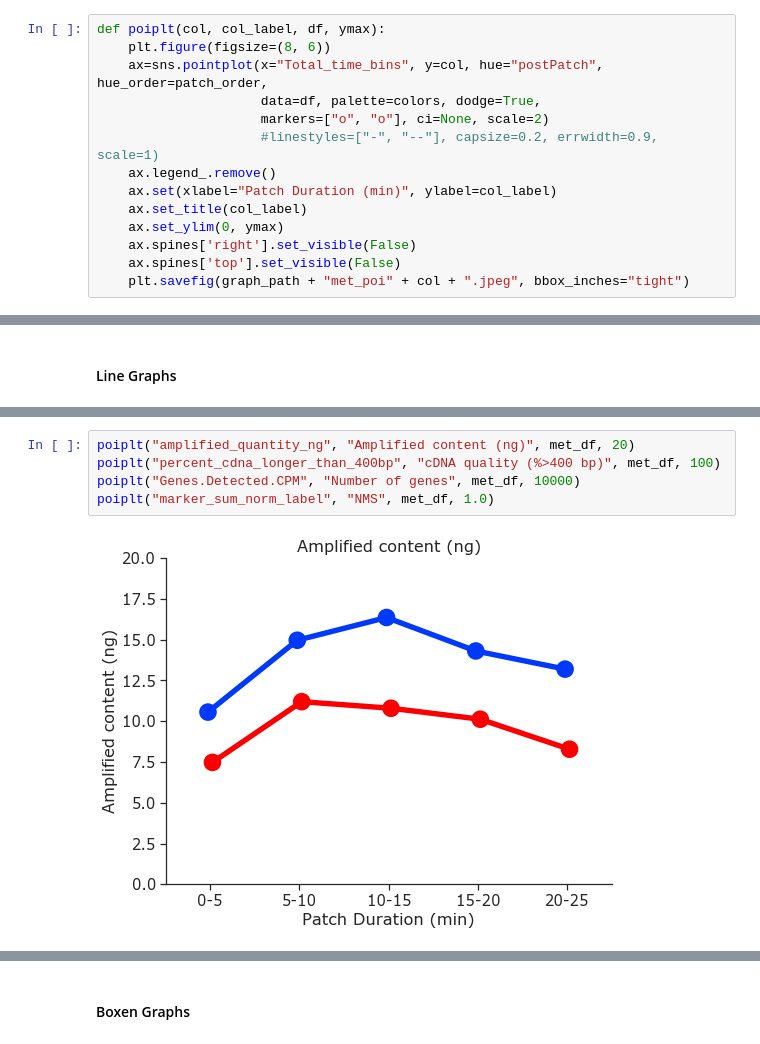
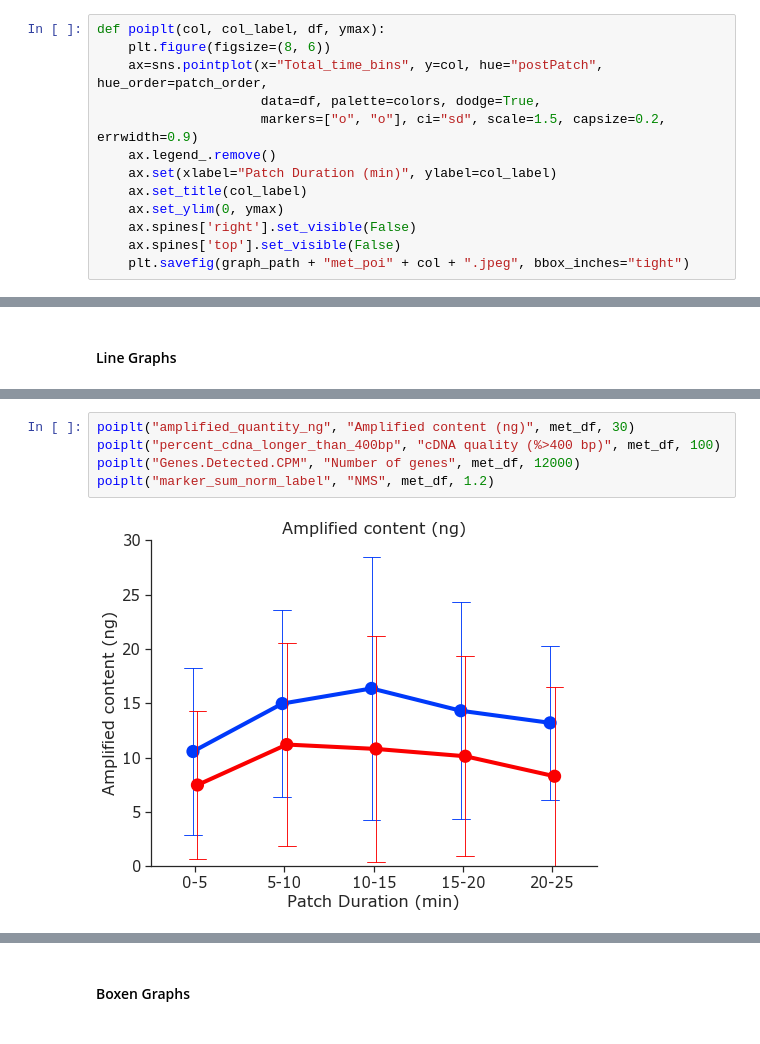
Before and after one commit to ramr24/Personal, a Jupyter notebook: ivscc_paper/nuc_plots.ipynb, the cells around one changed output, grey strips where cells are left out. Drawn from its saved outputs; the diff is of its cells as text.

```diff
--- a/ivscc_paper/nuc_plots.ipynb
+++ b/ivscc_paper/nuc_plots.ipynb
@@ -237,8 +237,7 @@ def poiplt(col, col_label, df, ymax):
     plt.figure(figsize=(8, 6))
     ax=sns.pointplot(x="Total_time_bins", y=col, hue="postPatch", hue_order=patch_order,
                      data=df, palette=colors, dodge=True,
-                     markers=["o", "o"], ci=None, scale=2)
-                     #linestyles=["-", "--"], capsize=0.2, errwidth=0.9, scale=1)
+                     markers=["o", "o"], ci="sd", scale=1.5, capsize=0.2, errwidth=0.9)
     ax.legend_.remove()
     ax.set(xlabel="Patch Duration (min)", ylabel=col_label)
     ax.set_title(col_label)
@@ -317,7 +312,7 @@ Name: postPatch, dtype: int64
 # %%
-poiplt("amplified_quantity_ng", "Amplified content (ng)", met_df, 20)
+poiplt("amplified_quantity_ng", "Amplified content (ng)", met_df, 30)
 poiplt("percent_cdna_longer_than_400bp", "cDNA quality (%>400 bp)", met_df, 100)
-poiplt("Genes.Detected.CPM", "Number of genes", met_df, 10000)
-poiplt("marker_sum_norm_label", "NMS", met_df, 1.0)
+poiplt("Genes.Detected.CPM", "Number of genes", met_df, 12000)
+poiplt("marker_sum_norm_label", "NMS", met_df, 1.2)
 # %% [output]
-[figure, old version]
+[figure, new version]
```
Also changed, not shown: parts of 7 cells of this notebook, 4 other files.
